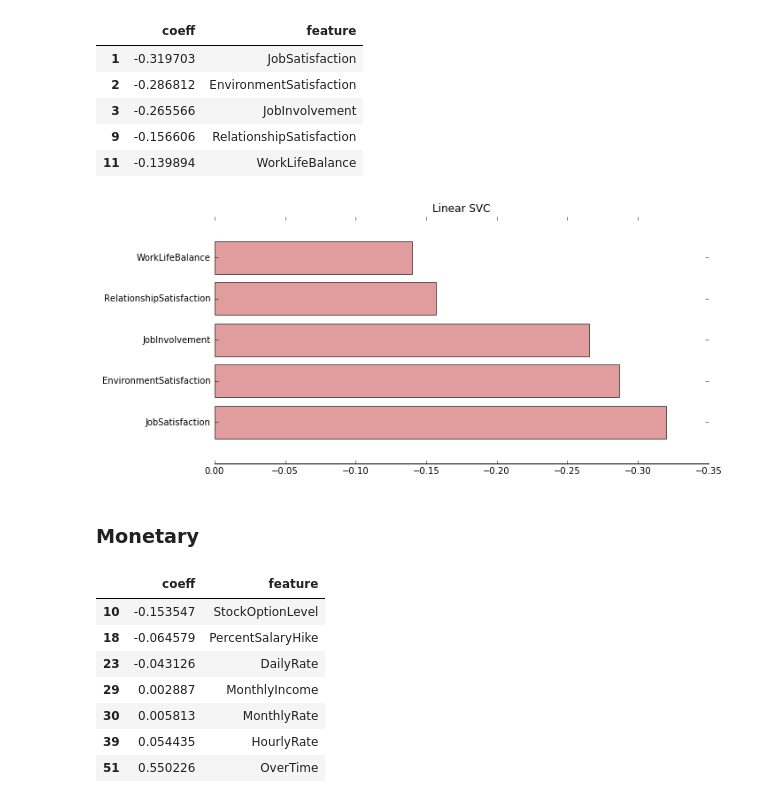
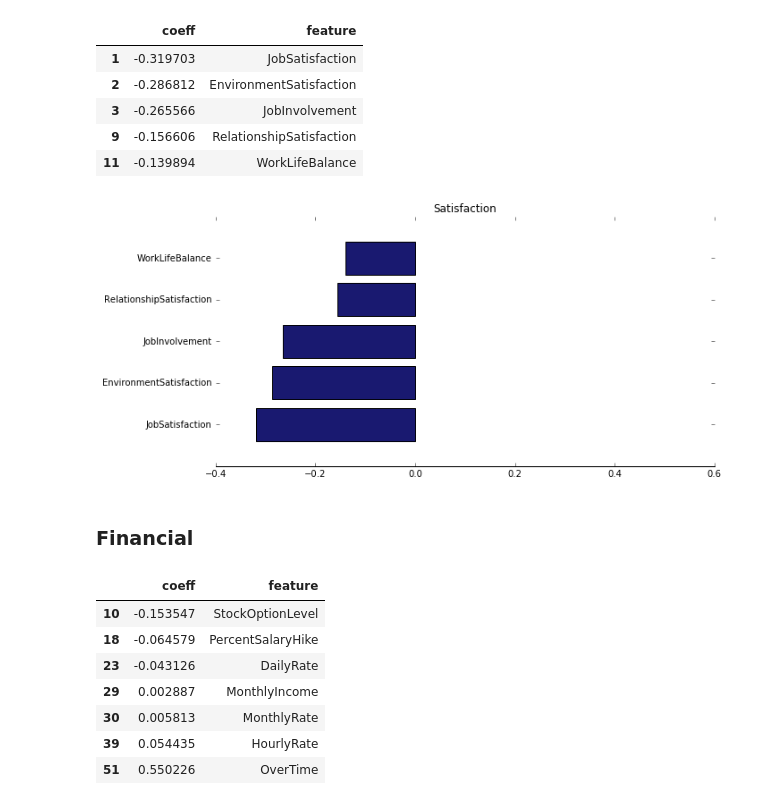
Before and after one commit to LillyanPan/AttritionAnalysis, a Jupyter notebook: SVM.ipynb, the cells around one changed output. Drawn from its saved outputs; the diff is of its cells as text; code cells hidden in the pictures.

```diff
--- a/SVM.ipynb
+++ b/SVM.ipynb
@@ -124,7 +179,7 @@ def f_importances(coef, names):
 
 features_names = train_set.drop(['Attrition', 'Over18'], axis=1).columns.values
 svmL = svm.SVC(C = 0.1, kernel='linear')
-svmL.fit(x_train, y_train)
+svmL.fit(x_test, y_train)
 f_importances(svmL.coef_, features_names)
 # %% [output]
 [figure]
@@ -196,24 +284,24 @@ ordinal
 # %%
 plt.figure(figsize = (10,5),frameon=False)
 
 def f_importances(coef, names):
     imp = coef
     imp,names = zip(*sorted(zip(imp,names)))
     n = len(names)
-    plt.barh(range(n), imp, align='center', alpha = 0.6, color = 'indianred')
+    plt.barh(range(n), imp, align='center', alpha = 1, color = 'midnightblue')
     plt.yticks(range(len(names)), names)
     ax = plt.gca()
     ax.spines['top'].set_visible(False)
     ax.spines['right'].set_visible(False)
     ax.spines['left'].set_visible(False)
 
 
 f_importances(ordinal['coeff'].values, ordinal['feature'].values)
-plt.xlim(0, -0.35)
-plt.title("Linear SVC")
+plt.xlim(-0.4, 0.6)
+plt.title("Satisfaction")
 plt.show()
 # %% [output]
-[figure, old version]
+[figure, new version]
 # %% [markdown]
-### Monetary
+### Financial
 # %%
```
Also changed, not shown: parts of 20 cells of this notebook.
